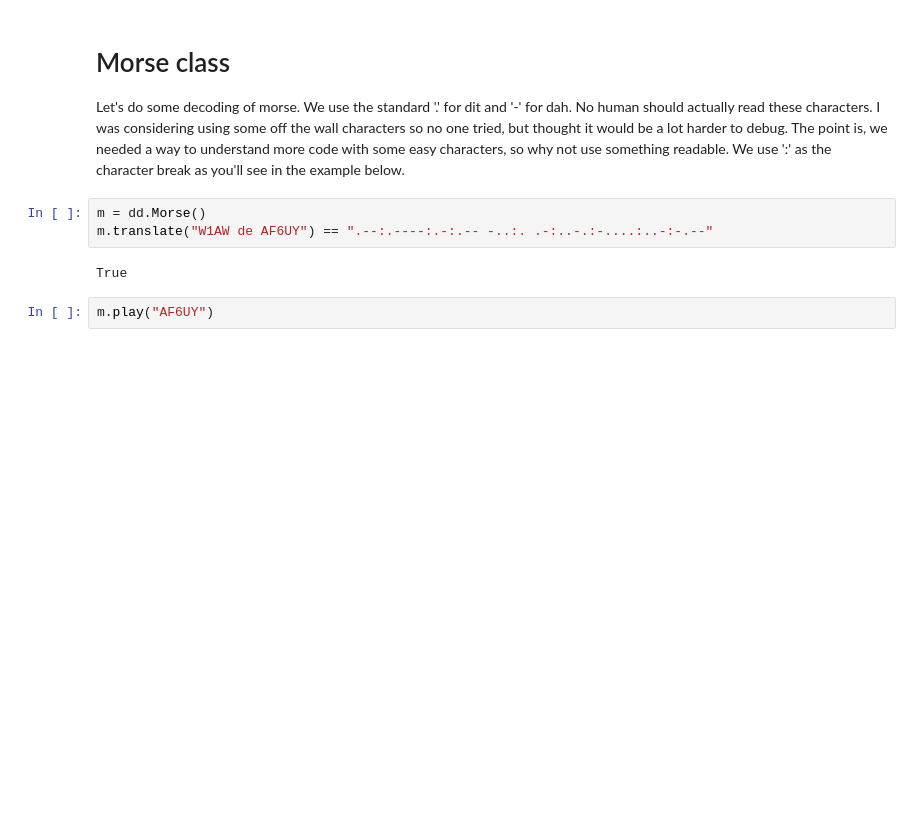
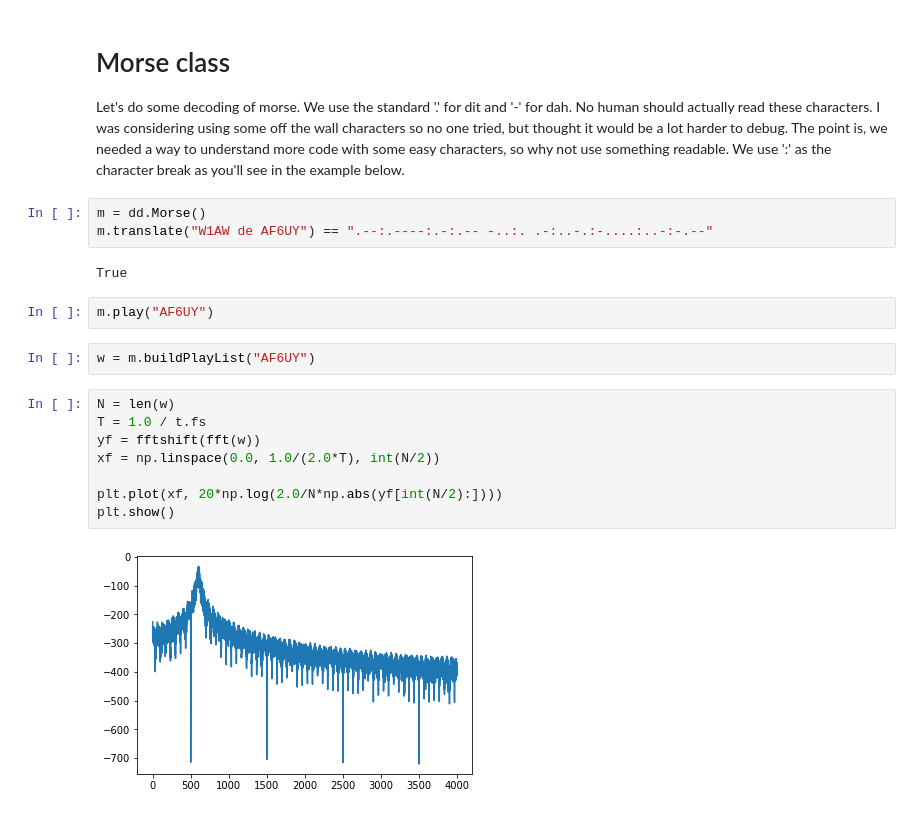
Before and after one commit to BG4RFF/af6uyDitDahReader, a Jupyter notebook: Usage.ipynb, the cells around one changed output. Cells and saved outputs as stored; diff of their text form; blank space fills up the shorter version.

```diff
--- a/Usage.ipynb
+++ b/Usage.ipynb
@@ -51,3 +63,15 @@ m.translate("W1AW de AF6UY") == ".--:.----:.-:.-- -..:. .-:..-.:-....:..-:-.--"
 True
 # %%
 m.play("AF6UY")
+# %%
+w = m.buildPlayList("AF6UY")
+# %%
+N = len(w)
+T = 1.0 / t.fs
+yf = fftshift(fft(w))
+xf = np.linspace(0.0, 1.0/(2.0*T), int(N/2))
+
+plt.plot(xf, 20*np.log(2.0/N*np.abs(yf[int(N/2):])))
+plt.show()
+# %% [output]
+[figure, added]
```
Also changed, not shown: parts of 3 cells of this notebook, 6 other files.
